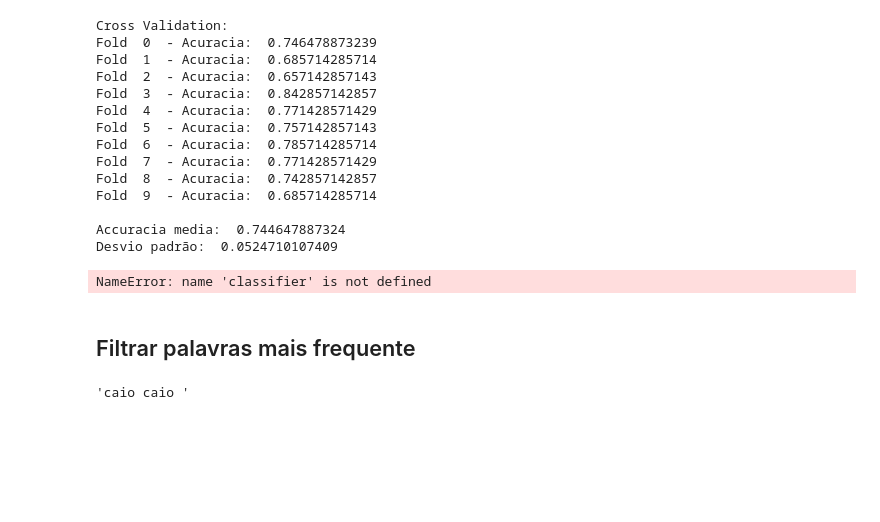
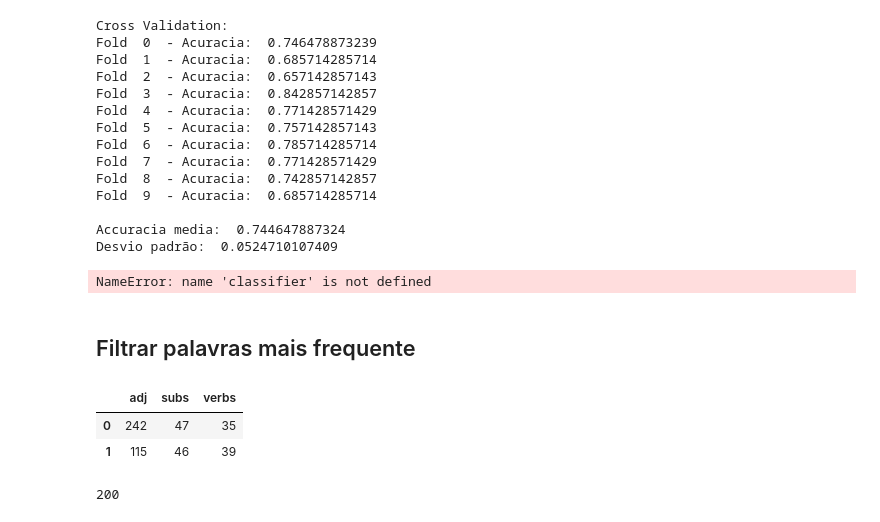
Before and after one commit to CaioMagno/nlp_analises, a Jupyter notebook: Teste de Léxicos/Untitled.ipynb, the cells around one changed output. Drawn from its saved outputs; the diff is of its cells as text; code cells hidden in the pictures; blank space fills up the shorter version.

```diff
--- a/Teste de Léxicos/Untitled.ipynb
+++ b/Teste de Léxicos/Untitled.ipynb
@@ -58,9 +58,15 @@ Desvio padrão:  0.0524710107409
 NameError: name 'classifier' is not defined
 # %% [markdown]
 ## Filtrar palavras mais frequente
-# %%
-import re
-
-re.sub('\d','', 'caio123 caio 123')
-# %% [output]
-'caio caio '
+# %%
+from utils import load_claudia_freitas_lexicon
+d = load_claudia_freitas_lexicon()
+d
+# %% [output]
+|  | adj | subs | verbs |
+| 0 | 242 | 47 | 35 |
+| 1 | 115 | 46 | 39 |
+# %%
+115+46+39
+# %% [output]
+200
```
Also changed, not shown: 3 other files.
